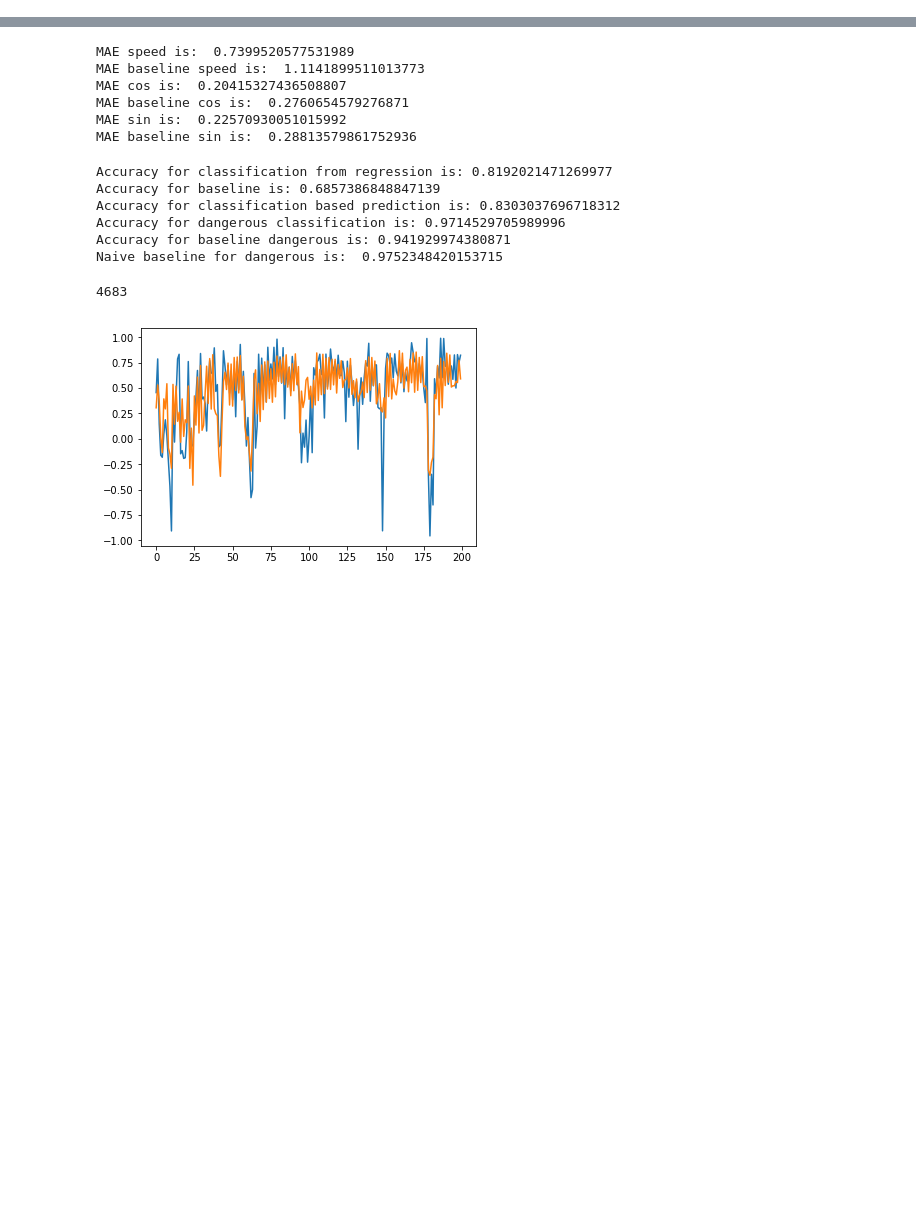
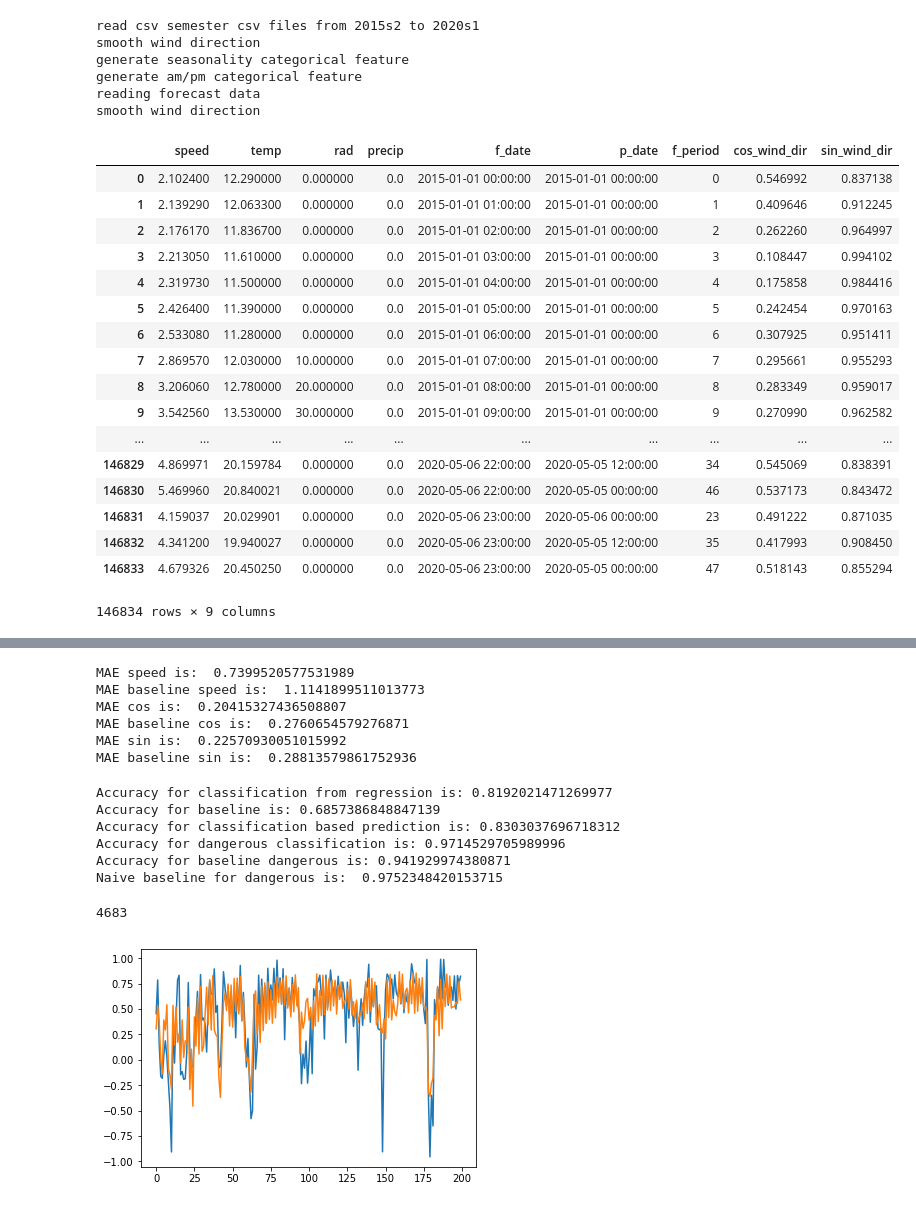
Before and after one commit to leobix/safi, a Jupyter notebook: Regression.ipynb, the cells around one changed output, grey strips where cells are left out. Saved outputs shown, nothing was run; the diff lists cells and outputs as text; code cells hidden in the pictures; blank space fills up the shorter version.

```diff
--- a/Regression.ipynb
+++ b/Regression.ipynb
@@ -31,3 +31,38 @@ def get_baselines(x_df, x, test_size = 0.2):
     y_baseline_dangerous_scenarios = get_all_dangerous_scenarios(y_test_baseline_speed, y_test_baseline_cos_wind, y_baseline_sin_wind)
     y_baseline_scenarios = get_all_scenarios(y_test_baseline_speed, y_test_baseline_cos_wind, y_baseline_sin_wind, b_scenarios=True)
     return y_test_baseline_speed, y_test_baseline_cos_wind, y_test_baseline_sin_wind, y_baseline_dangerous_scenarios, y_baseline_scenarios
+# %%
+#call data_preperation.py
+measurement=prep.prepare_measurement()
+forecast = prep.prepare_forecast()
+
+#keep useful columns
+# measurement= measurement[['speed', 'cos_wind_dir', 'sin_wind_dir', 'temp', 'radiation', 'precip', 'season', 'am']]
+# %% [output]
+read csv semester csv files from 2015s2 to 2020s1
+smooth wind direction
+generate seasonality categorical feature
+generate am/pm categorical feature
+reading forecast data
+smooth wind direction
+# %%
+forecast
+# %% [output]
+|  | speed | temp | rad | precip | f_date | p_date | f_period | cos_wind_dir | sin_wind_dir |
+| 0 | 2.102400 | 12.290000 | 0.000000 | 0.0 | 2015-01-01 00:00:00 | 2015-01-01 00:00:00 | 0 | 0.546992 | 0.837138 |
+| 1 | 2.139290 | 12.063300 | 0.000000 | 0.0 | 2015-01-01 01:00:00 | 2015-01-01 00:00:00 | 1 | 0.409646 | 0.912245 |
+| 2 | 2.176170 | 11.836700 | 0.000000 | 0.0 | 2015-01-01 02:00:00 | 2015-01-01 00:00:00 | 2 | 0.262260 | 0.964997 |
+| 3 | 2.213050 | 11.610000 | 0.000000 | 0.0 | 2015-01-01 03:00:00 | 2015-01-01 00:00:00 | 3 | 0.108447 | 0.994102 |
+| 4 | 2.319730 | 11.500000 | 0.000000 | 0.0 | 2015-01-01 04:00:00 | 2015-01-01 00:00:00 | 4 | 0.175858 | 0.984416 |
+| 5 | 2.426400 | 11.390000 | 0.000000 | 0.0 | 2015-01-01 05:00:00 | 2015-01-01 00:00:00 | 5 | 0.242454 | 0.970163 |
+| 6 | 2.533080 | 11.280000 | 0.000000 | 0.0 | 2015-01-01 06:00:00 | 2015-01-01 00:00:00 | 6 | 0.307925 | 0.951411 |
+| 7 | 2.869570 | 12.030000 | 10.000000 | 0.0 | 2015-01-01 07:00:00 | 2015-01-01 00:00:00 | 7 | 0.295661 | 0.955293 |
+| 8 | 3.206060 | 12.780000 | 20.000000 | 0.0 | 2015-01-01 08:00:00 | 2015-01-01 00:00:00 | 8 | 0.283349 | 0.959017 |
+| 9 | 3.542560 | 13.530000 | 30.000000 | 0.0 | 2015-01-01 09:00:00 | 2015-01-01 00:00:00 | 9 | 0.270990 | 0.962582 |
+| ... | ... | ... | ... | ... | ... | ... | ... | ... | ... |
+| 146829 | 4.869971 | 20.159784 | 0.000000 | 0.0 | 2020-05-06 22:00:00 | 2020-05-05 12:00:00 | 34 | 0.545069 | 0.838391 |
+| 146830 | 5.469960 | 20.840021 | 0.000000 | 0.0 | 2020-05-06 22:00:00 | 2020-05-05 00:00:00 | 46 | 0.537173 | 0.843472 |
+| 146831 | 4.159037 | 20.029901 | 0.000000 | 0.0 | 2020-05-06 23:00:00 | 2020-05-06 00:00:00 | 23 | 0.491222 | 0.871035 |
+| 146832 | 4.341200 | 19.940027 | 0.000000 | 0.0 | 2020-05-06 23:00:00 | 2020-05-05 12:00:00 | 35 | 0.417993 | 0.908450 |
+| 146833 | 4.679326 | 20.450250 | 0.000000 | 0.0 | 2020-05-06 23:00:00 | 2020-05-05 00:00:00 | 47 | 0.518143 | 0.855294 |
+146834 rows × 9 columns
```
Also changed, not shown: parts of 10 cells of this notebook, 2 other files.
